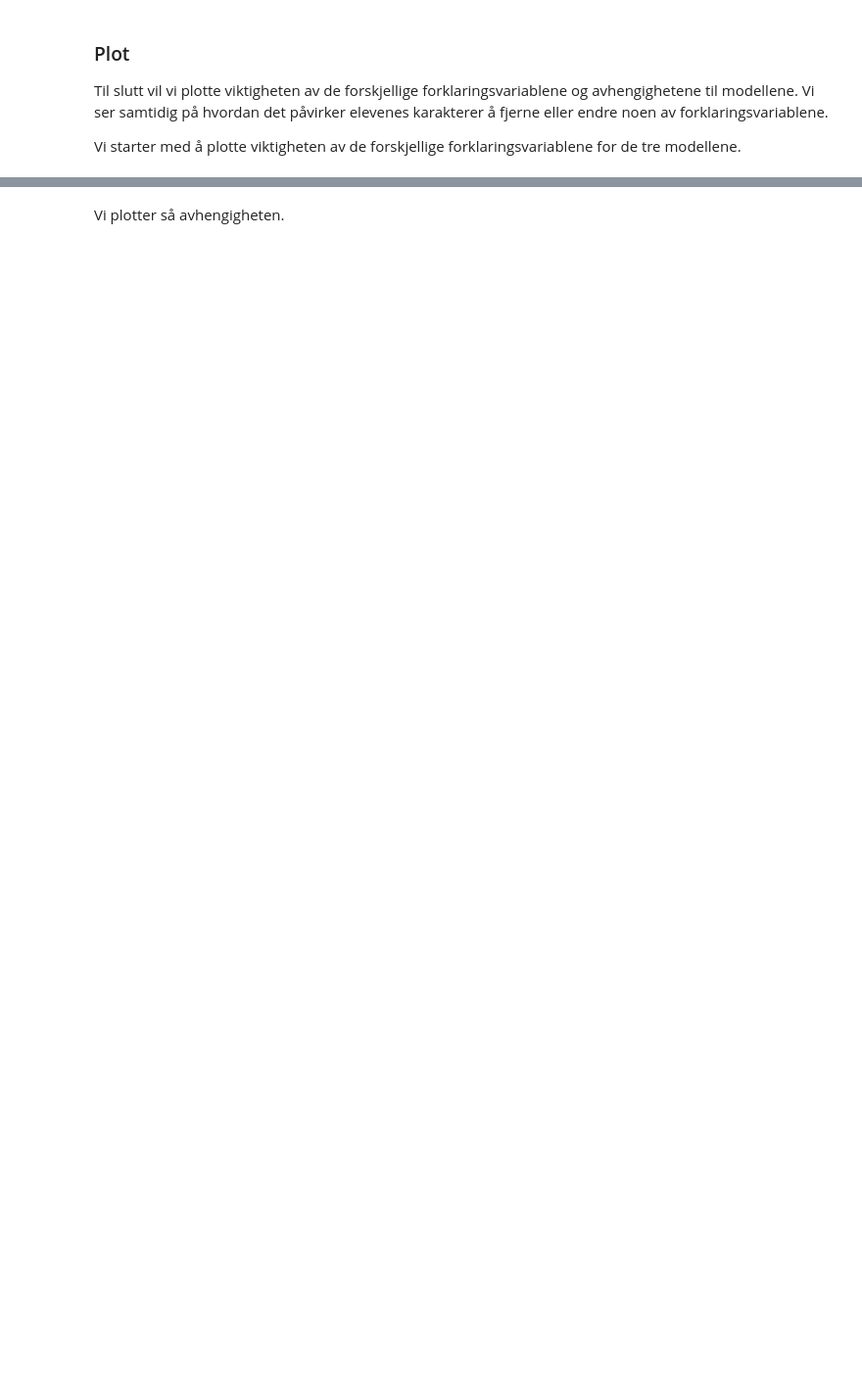
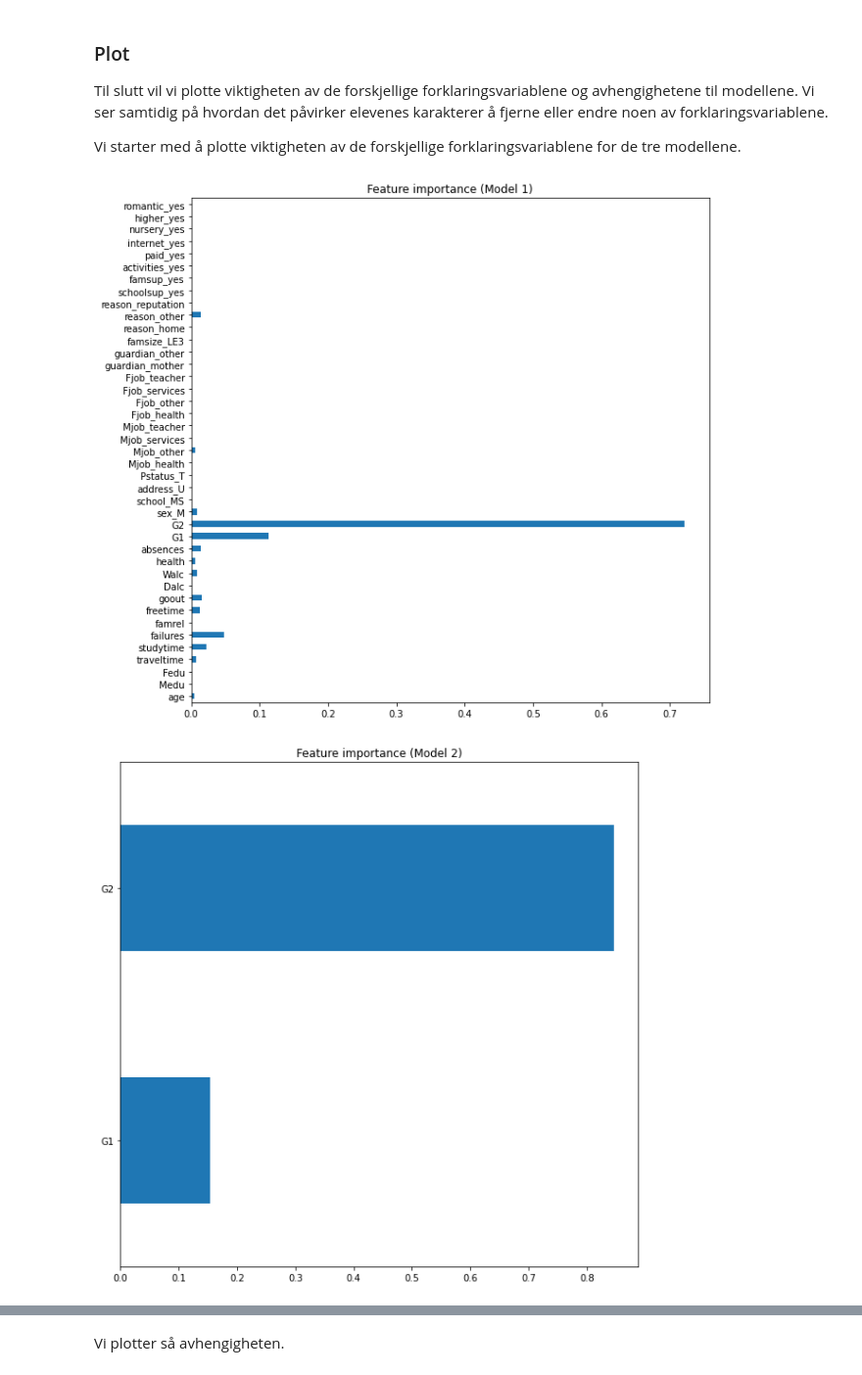
Before and after one commit to sim-hal/Studentkarakterer, a Jupyter notebook: Reports/Report (code).ipynb, the cells around one changed output, grey strips where cells are left out. Shown at 98% size. Saved outputs shown, nothing was run; the diff lists cells and outputs as text; code cells hidden in the pictures; blank space fills up the shorter version.

```diff
--- a/Reports/Report (code).ipynb
+++ b/Reports/Report (code).ipynb
@@ -86,30 +118,35 @@ Modell 2 bruker elevenes tidligere karakterer, stryk og skoler som forklaringsva
 Når vi sammenligner de tre modellene, ser vi altså at modell x er den beste, y er den nest beste og z er den dårligste.
 # %%
 #Setter parametere og modell
-params = {"eta": [0.01, 0.02, 0.1, 0.15, 0.2, 0.3], "max_depth": [1, 2, 3, 4, 5], "tree_method": ["auto", "exact", "approx", "hist"], }
+params = {"eta": [0.01, 0.02, 0.1, 0.15, 0.2, 0.3],
+          "max_depth": [1, 2, 3, 4, 5],
+          "tree_method": ["auto", "exact", "approx", "hist"]}
 xgb_model = xgb.XGBRegressor()
 GsCV = GridSearchCV(xgb_model, params, verbose=0, scoring="neg_mean_squared_error", cv=5)
 
 #Model 1
 GsCV.fit(X1_train, Y_train)     #Lager modeller med forskjellige kombinasjoner av parametere
 model1 = GsCV.best_estimator_   #Den beste modellen
+print("MODEL 1: ")
 print(GsCV.best_score_)         #Negative MSE for den beste modellen
 print(GsCV.best_params_)        #Kombinasjonen av parametere i den beste modellen
 prediction1 = model1.predict(X1_test)
-print(model1.score(X1_test, Y_test))
+print(r2_score(Y_test, prediction1))
 
 #Model 2
 GsCV.fit(X2_train, Y_train)      #Lager modeller med forskjellige kombinasjoner av parametere
 model2 = GsCV.best_estimator_    #Den beste modellen
+print("MODEL 2: ")
 print(GsCV.best_score_)          #Negative MSE for den beste modellen
 print(GsCV.best_params_)         #Kombinasjonen av parametere i den beste modellen
 prediction2 = model2.predict(X2_test)
-print(model2.score(X2_test, Y_test))
+print(r2_score(Y_test, prediction2))
 
 #Model 3
 GsCV.fit(X3_train, Y_train)       #Lager modeller med forskjellige kombinasjoner av parametere
 model3 = GsCV.best_estimator_     #Den beste modellen
+print("MODEL 3: ")
 print(GsCV.best_score_)           #Negative MSE for den beste modellen
 print(GsCV.best_params_)          #Kombinasjonen av parametere i den beste modellen
-prediction_3 = model3.predict(X3_test)
-print(model3.score(X3_test, Y_test))
+prediction3 = model3.predict(X3_test)
+print(r2_score(Y_test, prediction3))
@@ -122,18 +172,21 @@ Vi starter med å plotte viktigheten av de forskjellige forklaringsvariablene fo
 # %%
 #Plotter viktigheten av forklaringsvariablene
 
 #Modell 1
-model1_features = model1.feature_importances_
-plt.subplot(1,3,1)
-plt.hist(model1_features)
-
+plt.title("Feature importance (Model 1)")
+feat_importances1 = pd.Series(model1.feature_importances_, index=X1_train.columns)
+feat_importances1.plot(kind='barh', figsize=(10, 10))
+plt.show()
 #Modell 2
-model2_features = model1.feature_importances_
-plt.subplot(1,3,2)
-plt.hist(model2_features)
-
+plt.title("Feature importance (Model 2)")
+feat_importances2 = pd.Series(model2.feature_importances_, index=X2_train.columns)
+feat_importances2.plot(kind='barh', figsize=(10, 10))
+plt.show()
 #Modell 3
-model3_features = model1.feature_importances_
-plt.subplot(1,3,3)
-bins = np.linspace(0, 2, 40)
-plt.hist(model3_features)
+plt.title("Feature importance (Model 3)")
+feat_importances3 = pd.Series(model3.feature_importances_, index=X3_train.columns)
+feat_importances3.plot(kind='barh', figsize=(10, 10))
+plt.show()
+# %% [output]
+[figure, added]
+[figure, added]
```
Also changed, not shown: parts of 5 cells of this notebook, 1 other file.
